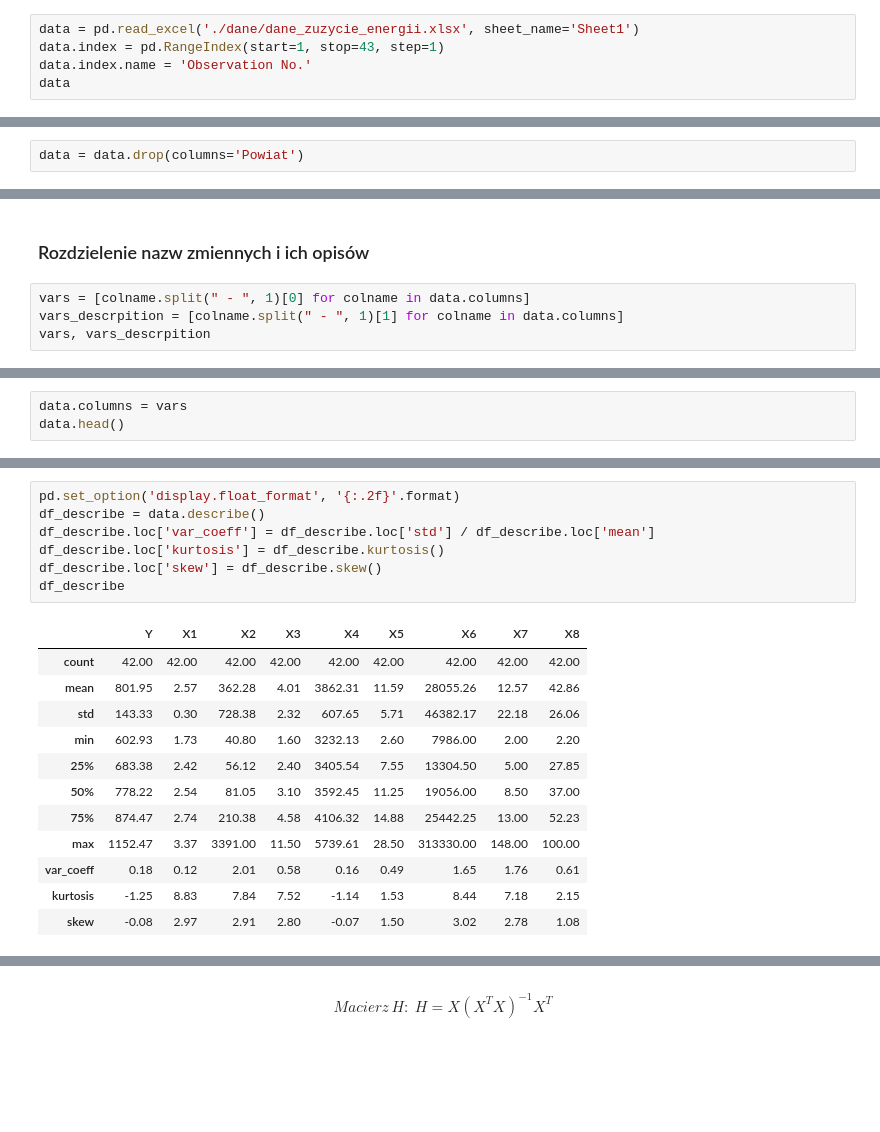
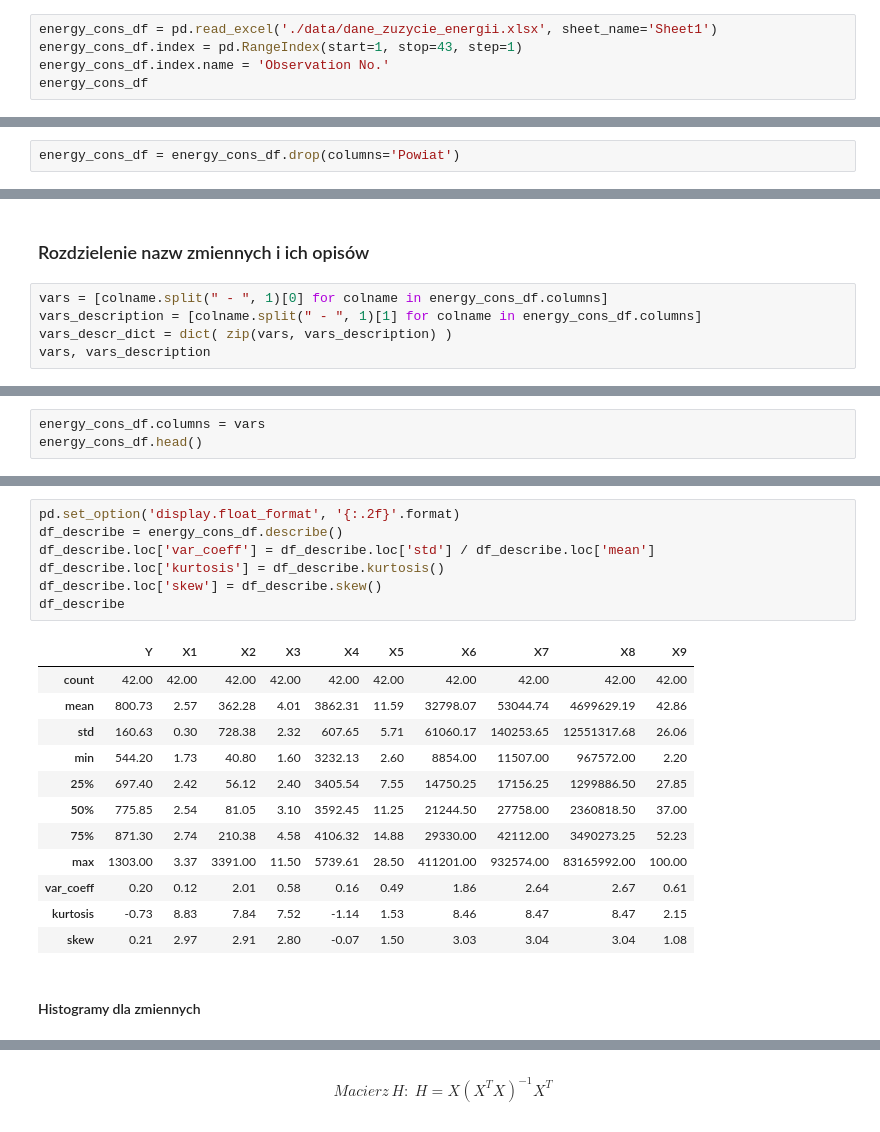
Before and after one commit to Radoslaw-Polak/project_econometry, a Jupyter notebook: projekt.ipynb, the cells around one changed output, grey strips where cells are left out. Saved outputs shown, nothing was run; the diff lists cells and outputs as text; blank space fills up the shorter version.

```diff
--- a/projekt.ipynb
+++ b/projekt.ipynb
@@ -8,10 +8,10 @@ import seaborn as sns
 # %% [markdown]
 ##### Wczytanie danych
 # %%
-data = pd.read_excel('./dane/dane_zuzycie_energii.xlsx', sheet_name='Sheet1')
-data.index = pd.RangeIndex(start=1, stop=43, step=1)
-data.index.name = 'Observation No.'
-data
+energy_cons_df = pd.read_excel('./data/dane_zuzycie_energii.xlsx', sheet_name='Sheet1')
+energy_cons_df.index = pd.RangeIndex(start=1, stop=43, step=1)
+energy_cons_df.index.name = 'Observation No.'
+energy_cons_df
 # %% [output]
 |  | Powiat | Y - zużycie energii elektrycznej ... | X1 - przeciętna liczba osób na 1 ... | X2 - ludność na 1 km2 [os/km2] | ... |
 | Observation No. |  |  |  |  | ... |
@@ -34,3 +34,3 @@ data
 # %%
-data = data.drop(columns='Powiat')
+energy_cons_df = energy_cons_df.drop(columns='Powiat')
 # %%
@@ -49,7 +49,8 @@ Index(['Y - zużycie energii elektrycznej na 1 mieszkańca [kWh]',
 # %% [markdown]
 ### Rozdzielenie nazw zmiennych i ich opisów
 # %%
-vars = [colname.split(" - ", 1)[0] for colname in data.columns]
-vars_descrpition = [colname.split(" - ", 1)[1] for colname in data.columns]
-vars, vars_descrpition
+vars = [colname.split(" - ", 1)[0] for colname in energy_cons_df.columns]
+vars_description = [colname.split(" - ", 1)[1] for colname in energy_cons_df.columns]
+vars_descr_dict = dict( zip(vars, vars_description) )
+vars, vars_description
 # %% [output]
@@ -65,5 +67,5 @@ vars, vars_descrpition
   'wskaźnik urbanizacji [%]'])
 # %%
-data.columns = vars
-data.head()
+energy_cons_df.columns = vars
+energy_cons_df.head()
 # %% [output]
@@ -96,23 +99,25 @@ memory usage: 3.1 KB
 # %%
 pd.set_option('display.float_format', '{:.2f}'.format)
-df_describe = data.describe()
+df_describe = energy_cons_df.describe()
 df_describe.loc['var_coeff'] = df_describe.loc['std'] / df_describe.loc['mean']
 df_describe.loc['kurtosis'] = df_describe.kurtosis()
 df_describe.loc['skew'] = df_describe.skew()
 df_describe
 # %% [output]
-|  | Y | X1 | X2 | X3 | X4 | X5 | X6 | X7 | X8 |
-| count | 42.00 | 42.00 | 42.00 | 42.00 | 42.00 | 42.00 | 42.00 | 42.00 | 42.00 |
-| mean | 801.95 | 2.57 | 362.28 | 4.01 | 3862.31 | 11.59 | 28055.26 | 12.57 | 42.86 |
-| std | 143.33 | 0.30 | 728.38 | 2.32 | 607.65 | 5.71 | 46382.17 | 22.18 | 26.06 |
-| min | 602.93 | 1.73 | 40.80 | 1.60 | 3232.13 | 2.60 | 7986.00 | 2.00 | 2.20 |
-| 25% | 683.38 | 2.42 | 56.12 | 2.40 | 3405.54 | 7.55 | 13304.50 | 5.00 | 27.85 |
-| 50% | 778.22 | 2.54 | 81.05 | 3.10 | 3592.45 | 11.25 | 19056.00 | 8.50 | 37.00 |
-| 75% | 874.47 | 2.74 | 210.38 | 4.58 | 4106.32 | 14.88 | 25442.25 | 13.00 | 52.23 |
-| max | 1152.47 | 3.37 | 3391.00 | 11.50 | 5739.61 | 28.50 | 313330.00 | 148.00 | 100.00 |
-| var_coeff | 0.18 | 0.12 | 2.01 | 0.58 | 0.16 | 0.49 | 1.65 | 1.76 | 0.61 |
-| kurtosis | -1.25 | 8.83 | 7.84 | 7.52 | -1.14 | 1.53 | 8.44 | 7.18 | 2.15 |
-| skew | -0.08 | 2.97 | 2.91 | 2.80 | -0.07 | 1.50 | 3.02 | 2.78 | 1.08 |
+|  | Y | X1 | X2 | X3 | X4 | X5 | X6 | X7 | X8 | X9 |
+| count | 42.00 | 42.00 | 42.00 | 42.00 | 42.00 | 42.00 | 42.00 | 42.00 | 42.00 | 42.00 |
+| mean | 800.73 | 2.57 | 362.28 | 4.01 | 3862.31 | 11.59 | 32798.07 | 53044.74 | 4699629.19 | 42.86 |
+| std | 160.63 | 0.30 | 728.38 | 2.32 | 607.65 | 5.71 | 61060.17 | 140253.65 | 12551317.68 | 26.06 |
+| min | 544.20 | 1.73 | 40.80 | 1.60 | 3232.13 | 2.60 | 8854.00 | 11507.00 | 967572.00 | 2.20 |
+| 25% | 697.40 | 2.42 | 56.12 | 2.40 | 3405.54 | 7.55 | 14750.25 | 17156.25 | 1299886.50 | 27.85 |
+| 50% | 775.85 | 2.54 | 81.05 | 3.10 | 3592.45 | 11.25 | 21244.50 | 27758.00 | 2360818.50 | 37.00 |
+| 75% | 871.30 | 2.74 | 210.38 | 4.58 | 4106.32 | 14.88 | 29330.00 | 42112.00 | 3490273.25 | 52.23 |
+| max | 1303.00 | 3.37 | 3391.00 | 11.50 | 5739.61 | 28.50 | 411201.00 | 932574.00 | 83165992.00 | 100.00 |
+| var_coeff | 0.20 | 0.12 | 2.01 | 0.58 | 0.16 | 0.49 | 1.86 | 2.64 | 2.67 | 0.61 |
+| kurtosis | -0.73 | 8.83 | 7.84 | 7.52 | -1.14 | 1.53 | 8.46 | 8.47 | 8.47 | 2.15 |
+| skew | 0.21 | 2.97 | 2.91 | 2.80 | -0.07 | 1.50 | 3.03 | 3.04 | 3.04 | 1.08 |
+# %% [markdown]
+#### Histogramy dla zmiennych
 # %%
 import textwrap
 
```
Also changed, not shown: parts of 57 cells of this notebook, 1 other file.
